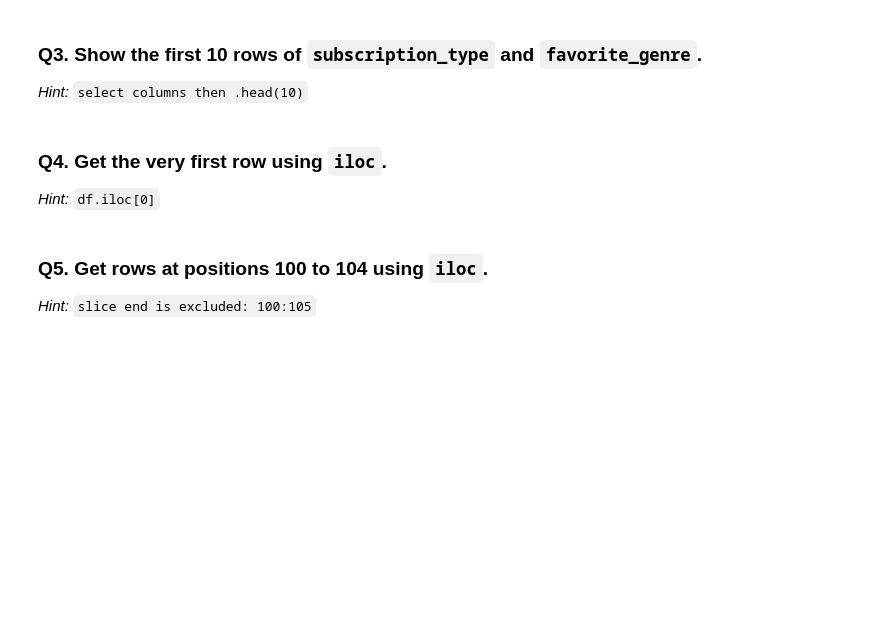
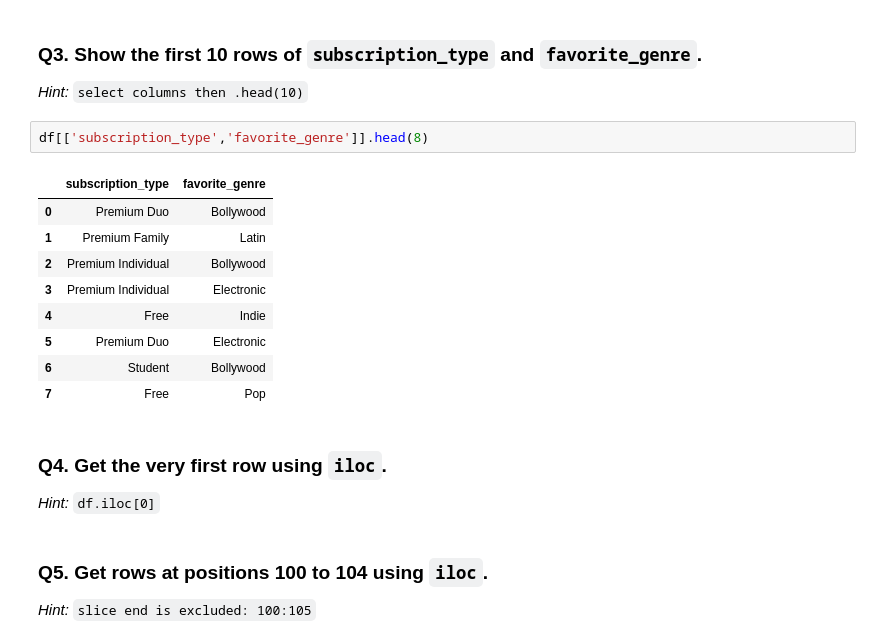
Before and after one commit to shiva3994/Python, a Jupyter notebook: Spotify_User_Behv/Day02_Selecting_Columns_and_Rows_indexing_loc__PRACTICE.ipynb, the cells around one changed output. Saved outputs shown, nothing was run; the diff lists cells and outputs as text; blank space fills up the shorter version.

```diff
--- a/Spotify_User_Behv/Day02_Selecting_Columns_and_Rows_indexing_loc__PRACTICE.ipynb
+++ b/Spotify_User_Behv/Day02_Selecting_Columns_and_Rows_indexing_loc__PRACTICE.ipynb
@@ -35,6 +86,18 @@ df = pd.read_csv("spotify_user_behv.csv")
 ### Q3. Show the first 10 rows of `subscription_type` and `favorite_genre`.
 
 *Hint:* `select columns then .head(10)`
+# %%
+df[['subscription_type','favorite_genre']].head(8)
+# %% [output]
+|  | subscription_type | favorite_genre |
+| 0 | Premium Duo | Bollywood |
+| 1 | Premium Family | Latin |
+| 2 | Premium Individual | Bollywood |
+| 3 | Premium Individual | Electronic |
+| 4 | Free | Indie |
+| 5 | Premium Duo | Electronic |
+| 6 | Student | Bollywood |
+| 7 | Free | Pop |
 # %% [markdown]
 ### Q4. Get the very first row using `iloc`.
 
```
Also changed, not shown: parts of 5 cells of this notebook, 1 other file.
